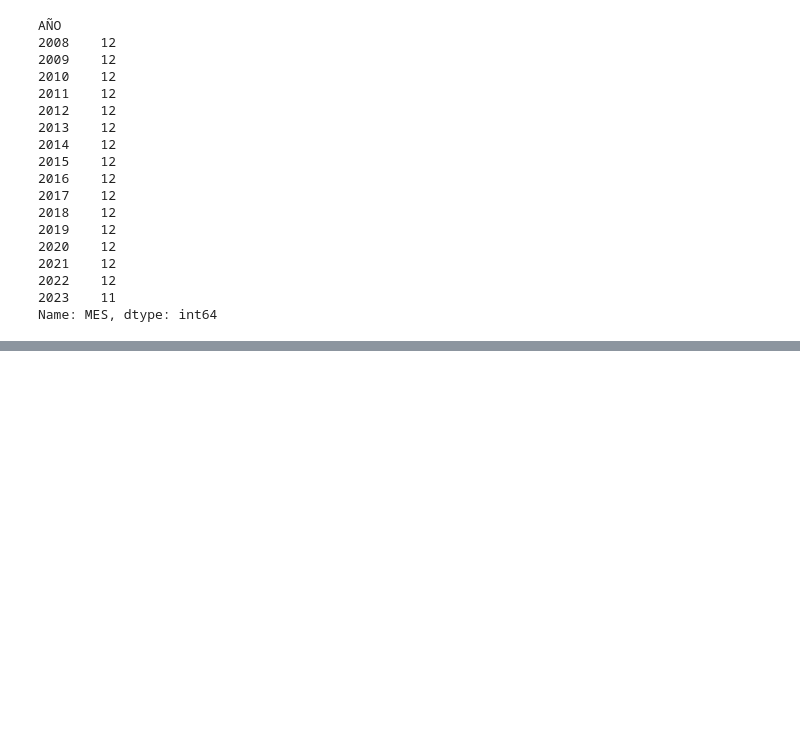
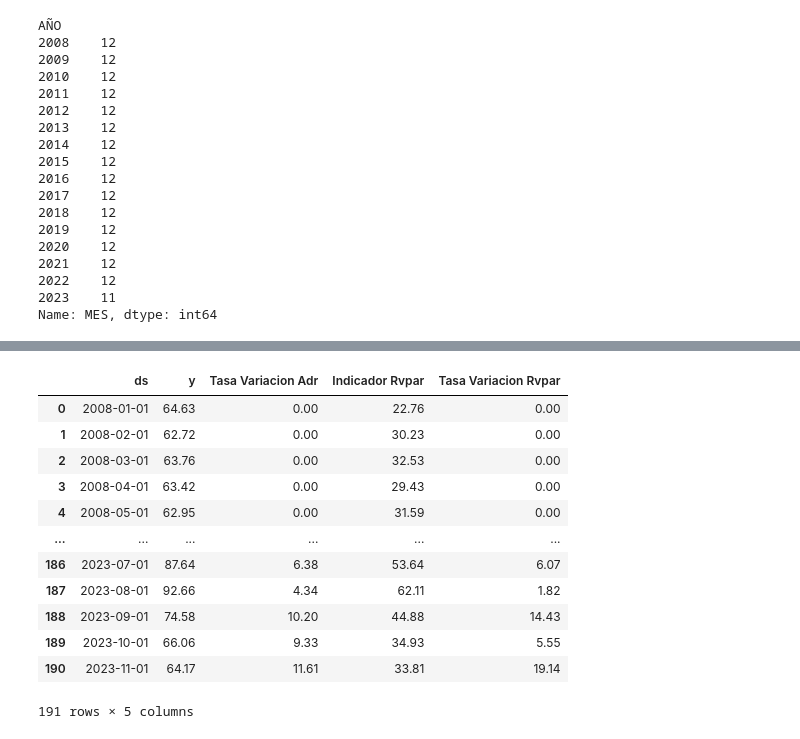
Before and after one commit to b0rjen/cf_ml, a Jupyter notebook: notebooks/irh.ipynb, the cells around one changed output, grey strips where cells are left out. Cells and saved outputs as stored; diff of their text form; code cells hidden in the pictures; blank space fills up the shorter version.

```diff
--- a/notebooks/irh.ipynb
+++ b/notebooks/irh.ipynb
@@ -136,0 +345,20 @@ Name: MES, dtype: int64
+# %%
+# Ahora, 'df_reset' tiene una columna adicional al principio que representa el índice de tiempo anterior (FECHA)
+# Renombrar las columnas adecuadamente: 'ds' para el tiempo y 'y' para 'Indicador Adr'
+df_reset.rename(columns={'index': 'ds', 'Indicador Adr': 'y'}, inplace=True)
+# %%
+df_reset
+# %% [output]
+|  | ds | y | Tasa Variacion Adr | Indicador Rvpar | Tasa Variacion Rvpar |
+| 0 | 2008-01-01 | 64.63 | 0.00 | 22.76 | 0.00 |
+| 1 | 2008-02-01 | 62.72 | 0.00 | 30.23 | 0.00 |
+| 2 | 2008-03-01 | 63.76 | 0.00 | 32.53 | 0.00 |
+| 3 | 2008-04-01 | 63.42 | 0.00 | 29.43 | 0.00 |
+| 4 | 2008-05-01 | 62.95 | 0.00 | 31.59 | 0.00 |
+| ... | ... | ... | ... | ... | ... |
+| 186 | 2023-07-01 | 87.64 | 6.38 | 53.64 | 6.07 |
+| 187 | 2023-08-01 | 92.66 | 4.34 | 62.11 | 1.82 |
+| 188 | 2023-09-01 | 74.58 | 10.20 | 44.88 | 14.43 |
+| 189 | 2023-10-01 | 66.06 | 9.33 | 34.93 | 5.55 |
+| 190 | 2023-11-01 | 64.17 | 11.61 | 33.81 | 19.14 |
+191 rows × 5 columns
```
Also changed, not shown: parts of 25 cells of this notebook, 4 other files.
